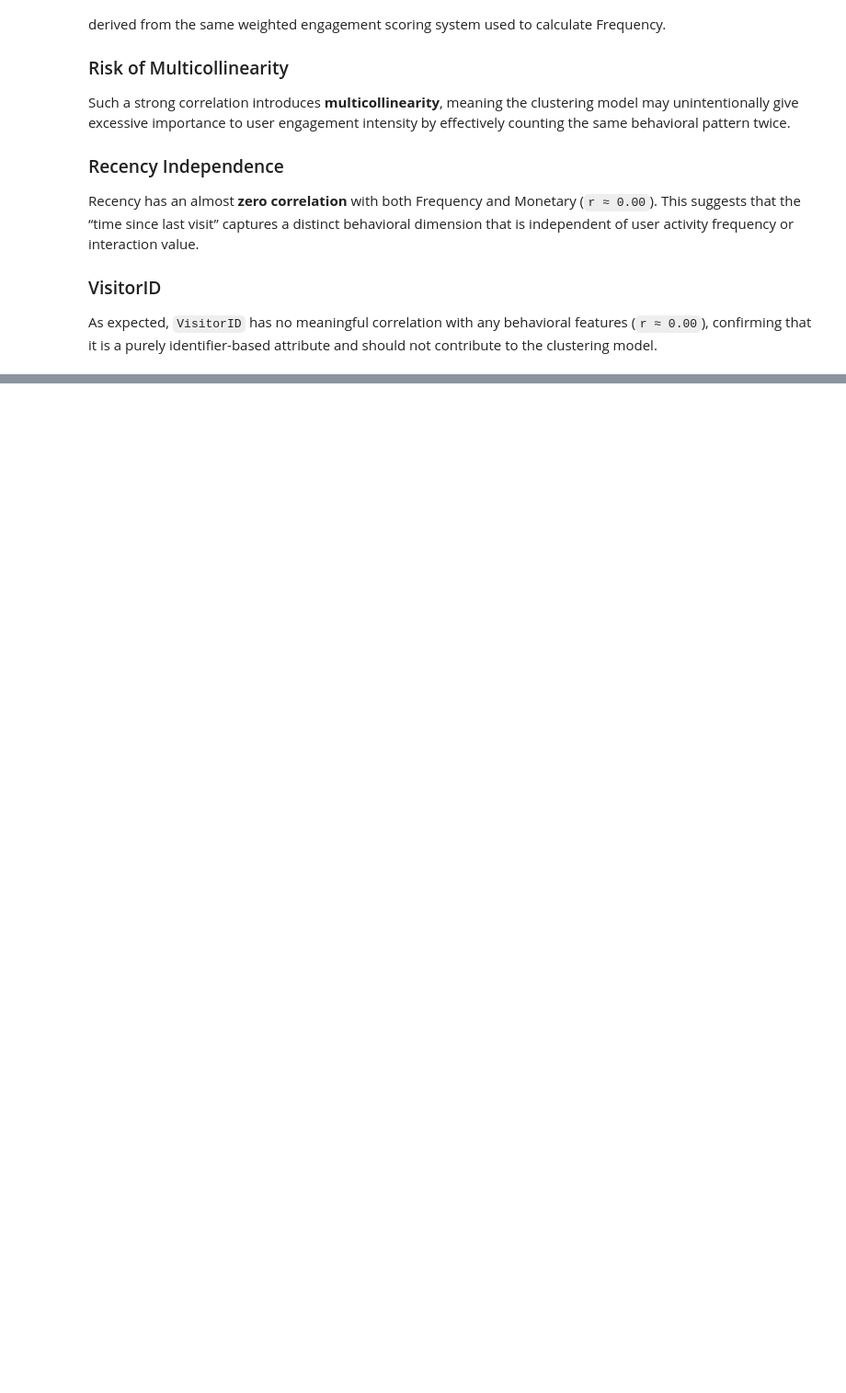
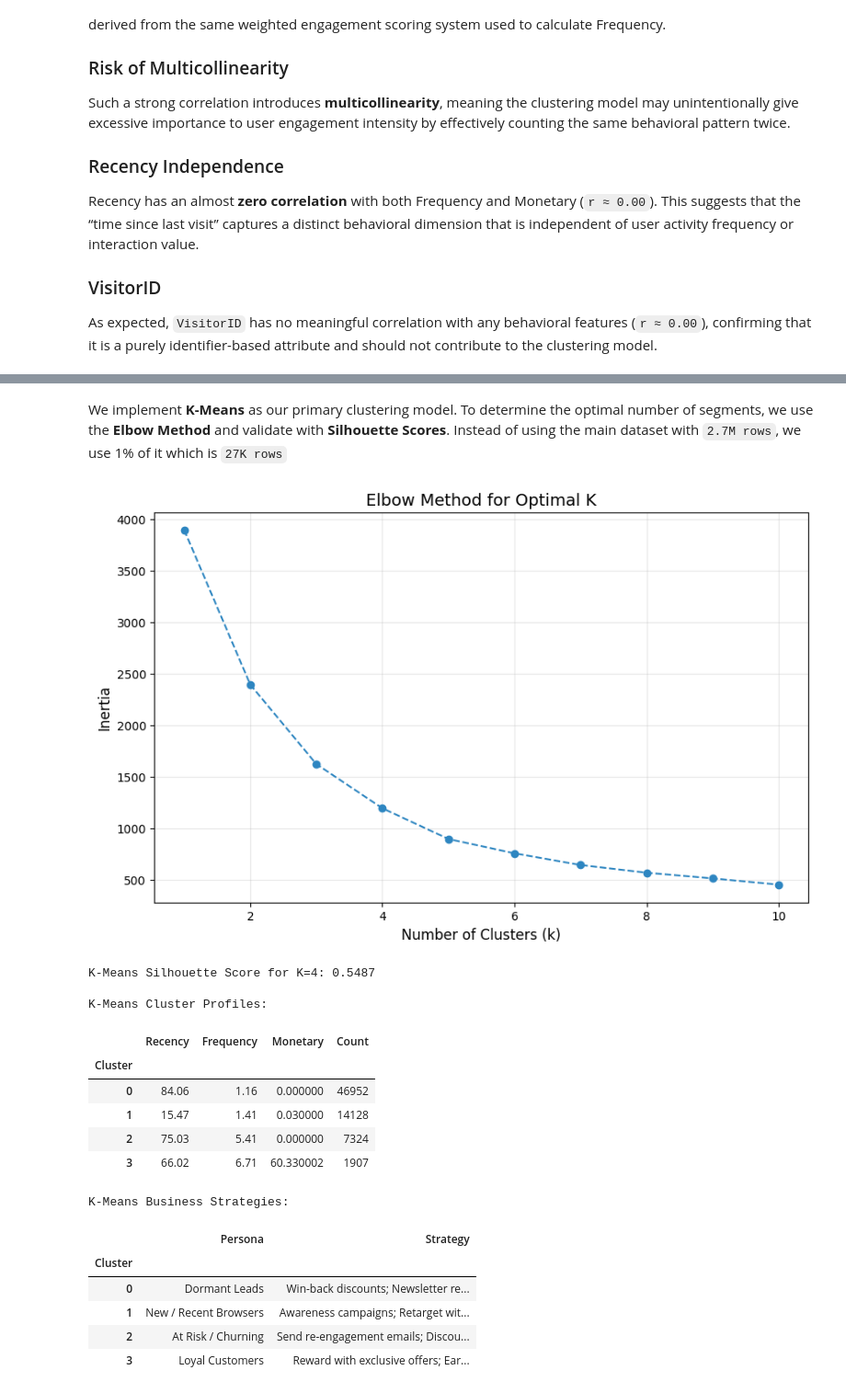
Before and after one commit to baokhanh1410/clustering_retailrocket_recommender_system, a Jupyter notebook: main.ipynb, the cells around one changed output, grey strips where cells are left out. Shown at 92% size. Cells and saved outputs as stored; diff of their text form; code cells hidden in the pictures; blank space fills up the shorter version.

```diff
--- a/main.ipynb
+++ b/main.ipynb
@@ -299,0 +391,19 @@ Silhouette Score for K=4: 0.560
+# %%
+# K Means Clustering
+kmeans_dataset = features_scaled.sample(frac=0.05, random_state=42)
+
+# DBScan
+dbscan_dataset = features_scaled.sample(frac=0.02, random_state=42)
+
+# Hierarchical Clustering
+hc_dataset = features_scaled.sample(frac=0.01, random_state=42)
+# %%
+# Calculate global baseline statistics for persona mapping
+global_baseline = {
+    "Recency": rfm_df["Recency"].mean(),
+    "Frequency": rfm_df["Frequency"].mean(),
+    "Monetary": rfm_df["Monetary"].mean(),
+}
+print("Global Baseline Statistics:")
+for k, v in global_baseline.items():
+    print(f"  {k}: {v:.2f}")
@@ -300 +429,45 @@ Silhouette Score for K=4: 0.560
+# %% [markdown]
+We implement **K-Means** as our primary clustering model. To determine the optimal number of segments, we use the **Elbow Method** and validate with **Silhouette Scores**.
+Instead of using the main dataset with `2.7M rows`, we use 1% of it which is `27K rows`
+# %%
+# 1. Find optimal K in Elbow Method
+plot_elbow_kmeans(kmeans_dataset)
+
+# 2. Train final model
+k_optimal = 4
+kmeans_labels = run_kmeans(kmeans_dataset, k=k_optimal)
+
+# 3. Evaluate the Silhouette Score
+kmeans_silhouette = calculate_silhouette(kmeans_dataset, kmeans_labels)
+print(f"K-Means Silhouette Score for K={k_optimal}: {kmeans_silhouette:.4f}")
+
+# 4. Cluster Profiling
+# Use unscaled RFM data matching the sampled indices to get interpretable profiles
+kmeans_rfm = rfm_df.loc[kmeans_dataset.index]
+kmeans_profiles = get_cluster_profiles(kmeans_rfm, kmeans_labels)
+print("\nK-Means Cluster Profiles:")
+display(kmeans_profiles)
+
+# 5. Business Strategies
+kmeans_strategies = get_business_strategies(kmeans_profiles, global_baseline)
+print("\nK-Means Business Strategies:")
+display(kmeans_strategies)
+# %% [output]
+[figure, added]
+K-Means Silhouette Score for K=4: 0.5487
+
+K-Means Cluster Profiles:
+|  | Recency | Frequency | Monetary | Count |
+| Cluster |  |  |  |  |
+| 0 | 84.06 | 1.16 | 0.000000 | 46952 |
+| 1 | 15.47 | 1.41 | 0.030000 | 14128 |
+| 2 | 75.03 | 5.41 | 0.000000 | 7324 |
+| 3 | 66.02 | 6.71 | 60.330002 | 1907 |
+K-Means Business Strategies:
+|  | Persona | Strategy |
+| Cluster |  |  |
+| 0 | Dormant Leads | Win-back discounts; Newsletter re... |
+| 1 | New / Recent Browsers | Awareness campaigns; Retarget wit... |
+| 2 | At Risk / Churning | Send re-engagement emails; Discou... |
+| 3 | Loyal Customers | Reward with exclusive offers; Ear... |
 # %% [markdown]
```
Also changed, not shown: parts of 42 cells of this notebook, 7 other files.
